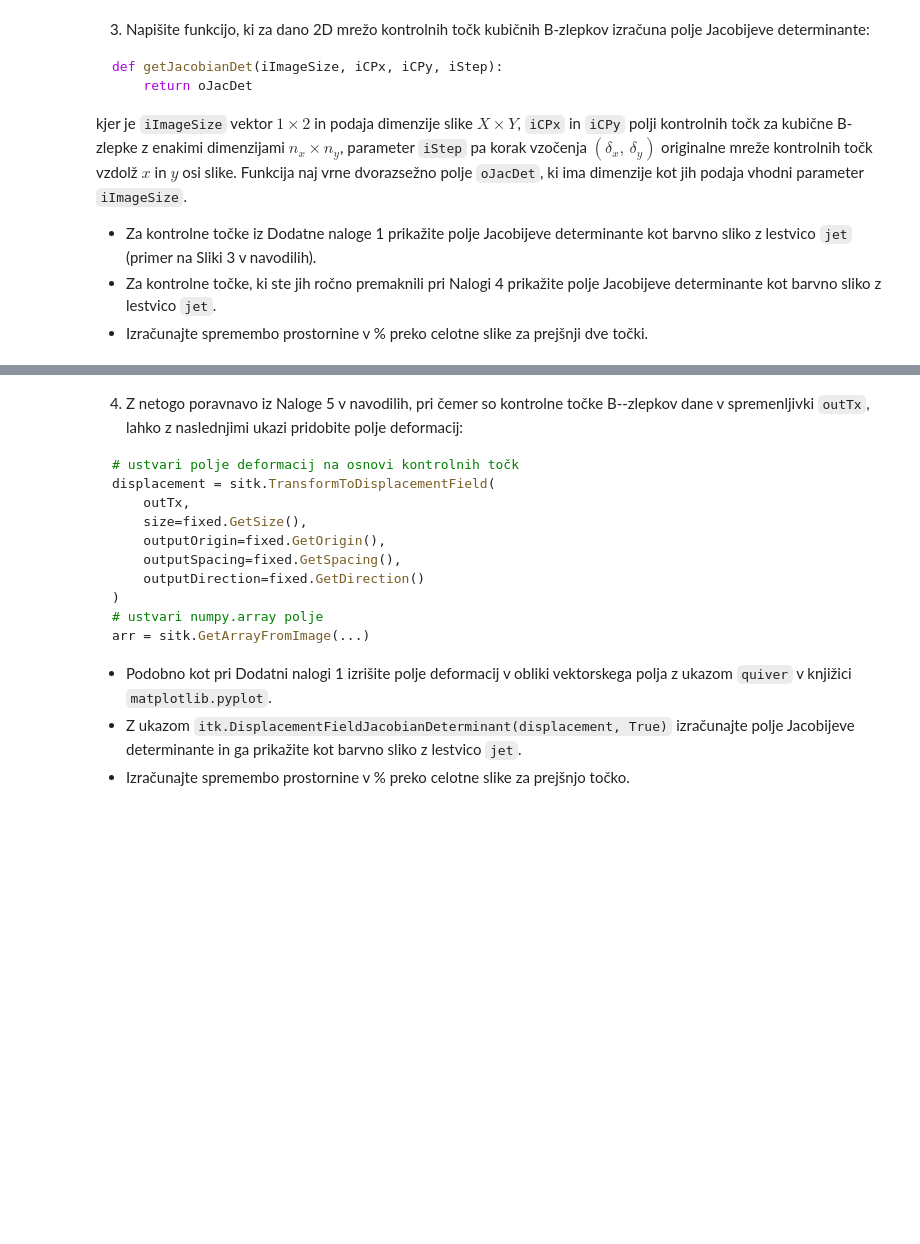
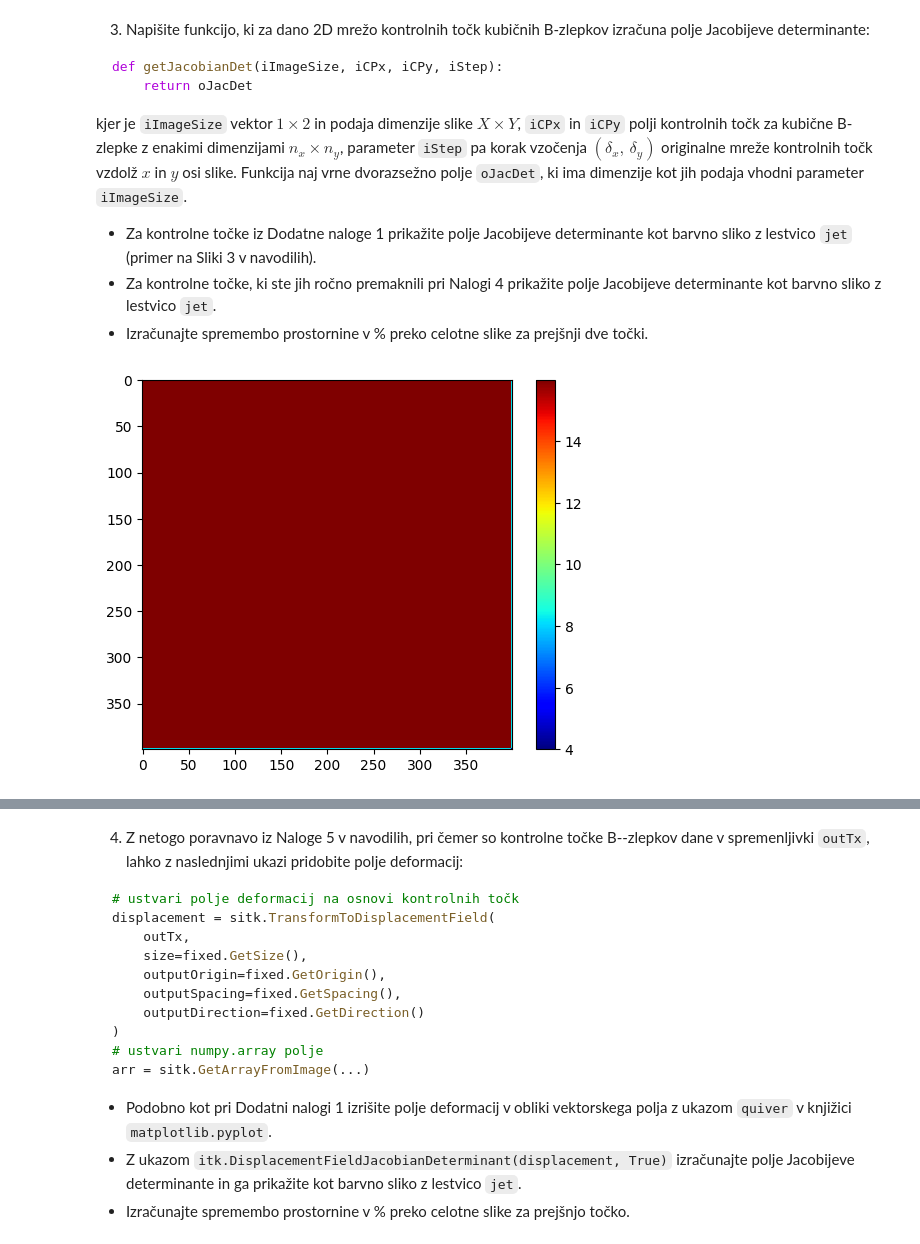
Before and after one commit to dis012/MedicalImageAnalysis, a Jupyter notebook: Vaja2/01-Netoga_poravnava_slik 2/3_Dodatne_naloge.ipynb, the cells around one changed output, grey strips where cells are left out. Cells and saved outputs as stored; diff of their text form; code cells hidden in the pictures; blank space fills up the shorter version.

```diff
--- a/Vaja2/01-Netoga_poravnava_slik 2/3_Dodatne_naloge.ipynb
+++ b/Vaja2/01-Netoga_poravnava_slik 2/3_Dodatne_naloge.ipynb
@@ -25,0 +64,86 @@ kjer je `iImageSize` vektor $1 \times 2$ in podaja dimenzije slike $X \times Y$,
+# %%
+def getCubicBSpline2DGrid(iImageSize, iStep):
+    dx, dy = iImageSize
+
+    if not isinstance(iStep, (list, tuple)):
+        iStep = (iStep, iStep)
+
+    X, Y = np.meshgrid(
+        np.arange(-iStep[0], np.ceil(dx / iStep[0] + 3) * iStep[0], iStep[0]),
+        np.arange(-iStep[1], np.ceil(dy / iStep[1] + 3) * iStep[1], iStep[1])
+    )
+
+    return X, Y
+
+def translateAndRotate(tx, ty, alpha):
+    T = np.array([ [1, 0, tx],
+                    [0, 1, ty],
+                    [0, 0, 1]
+                ], dtype=np.float32)
+
+    R = np.array([
+        [np.cos(alpha), -np.sin(alpha), 0],
+        [np.sin(alpha), np.cos(alpha), 0],
+        [0, 0, 1]
+    ], dtype=np.float32)
+
+    return np.dot(R, T)
+
+def ptTransform(T, iX, iY):
+    iX = iX.flatten()
+    iY = iY.flatten()
+    iXY = np.vstack((iX, iY, np.ones(iX.shape)))
+
+    oXY = np.dot(T, iXY)
+    return oXY[0], oXY[1]
+
+def getJacobianDet(iImageSize, iCPx, iCPy, iStep):
+    if not isinstance(iStep, (list, tuple)):
+        iStep = (iStep, iStep)
+    # Grid for the image
+    dy, dx = iImageSize
+    gx, gy = np.meshgrid(np.arange(dx), np.arange(dy))
+    gx = np.array(gx, dtype='float64')
+    gy = np.array(gy, dtype='float64')
+
+    # Deformation fields are the direct mapping of the deformed control points
+    oGx = np.zeros_like(gx)
+    oGy = np.zeros_like(gy)
+
+    for l in (0, 1, 2, 3):
+        for m in (0, 1, 2, 3):
+            i = np.floor(gx / iStep[0]).astype('int64')
+            j = np.floor(gy / iStep[1]).astype('int64')
+            u = gx / iStep[0] - i
+            v = gy / iStep[1] - j
+            oGx += B[l](u) * B[m](v) * iCPx[j + m, i + l]
+            oGy += B[l](u) * B[m](v) * iCPy[j + m, i + l]
+
+    # Calculate partial derivatives using Sobel filters (preserve shape)
+    doGx_dx = sobel(oGx, axis=1, mode='nearest') / 2.0  # ∂oGx/∂x
+    doGx_dy = sobel(oGx, axis=0, mode='nearest') / 2.0  # ∂oGx/∂y
+    doGy_dx = sobel(oGy, axis=1, mode='nearest') / 2.0  # ∂oGy/∂x
+    doGy_dy = sobel(oGy, axis=0, mode='nearest') / 2.0  # ∂oGy/∂y
+
+    # Compute Jacobian determinant
+    jacobian_determinant = doGx_dx * doGy_dy - doGx_dy * doGy_dx
+
+    return jacobian_determinant
+
+iX, iY = getCubicBSpline2DGrid((400, 400), 80)
+T = translateAndRotate(30, -10, np.pi / 6)
+oX, oY = ptTransform(T, iX, iY)
+
+oX = np.reshape(oX, iX.shape)
+oY = np.reshape(oY, iY.shape)
+
+jacDet = getJacobianDet((400, 400), oX, oY, 80)
+
+jacDetBefore = getJacobianDet((400, 400), iX, iY, 80)
+
+plt.figure()
+plt.imshow(jacDet, cmap='jet')
+plt.colorbar()
+plt.show()
+# %% [output]
+[figure, added]
```
Also changed, not shown: parts of 6 cells of this notebook, 3 other files.
